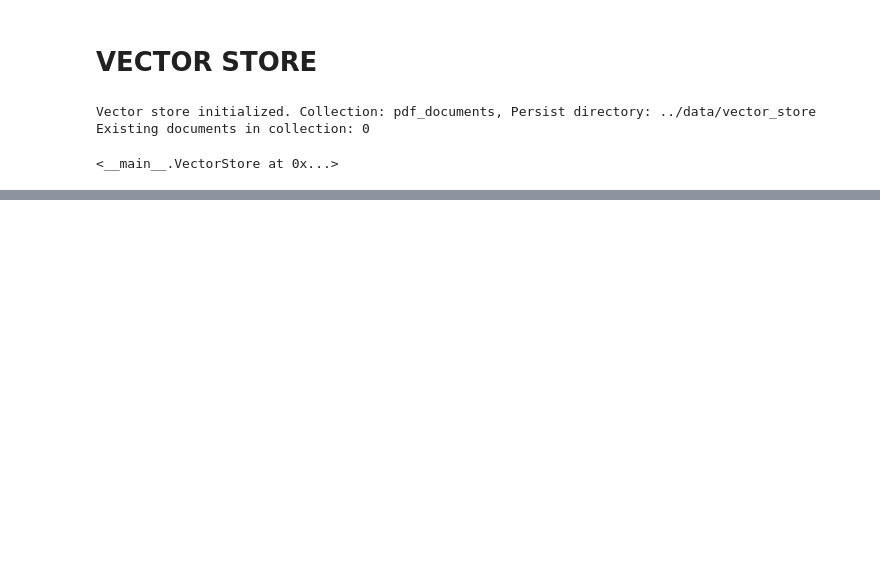
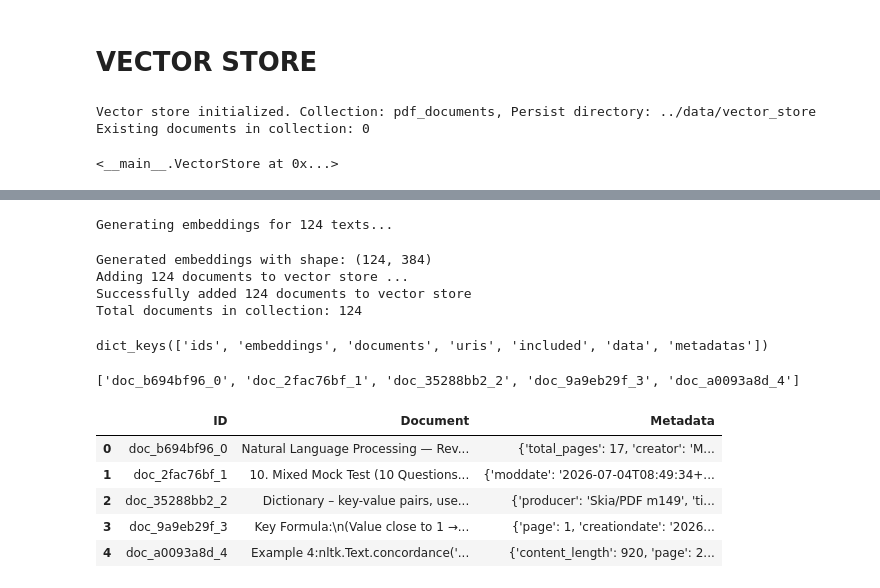
Before and after one commit to sheetalkothari13/RAG, a Jupyter notebook: notebook/pdf_loader.ipynb, the cells around one changed output, grey strips where cells are left out. Drawn from its saved outputs; the diff is of its cells as text; code cells hidden in the pictures; blank space fills up the shorter version.

Commit message:
the vector store creation, retriever pipeline

```diff
--- a/notebook/pdf_loader.ipynb
+++ b/notebook/pdf_loader.ipynb
@@ -264,7 +224,9 @@ class VectorStore():
 
             self.collection = self.client.get_or_create_collection(
                 name = self.collection_name,
-                metadata = {"description": "PDF document embeddings for RAG"})
+                metadata = {"description": "PDF document embeddings for RAG",
+                            "hnsw:space": "cosine",
+                            "embedding_manager": embedding_manager.model_name})
             print(f"Vector store initialized. Collection: {self.collection_name}, Persist directory: {self.persist_directory}")
             print(f"Existing documents in collection: {self.collection.count()}")
 
@@ -286,7 +248,6 @@ class VectorStore():
         for i, (doc, embedding) in enumerate(zip(documents, embeddings)):
             doc_id = f"doc_{uuid.uuid4().hex[:8]}_{i}"
             ids.append(doc_id)
-
             metadata = dict(doc.metadata)
             metadata['doc_index'] = i
             metadata['content_length'] = len(doc.page_content)
@@ -318,0 +349,44 @@ Existing documents in collection: 0
+# %%
+# Convert the text to embeddings
+texts = [doc.page_content for doc in chunks]
+
+# Generate the embeddings
+embeddings = embedding_manager.generate_embeddings(texts)
+
+# Store in the vector database
+vectorstore.add_documents(chunks, embeddings)
+# %% [output]
+Generating embeddings for 124 texts...
+Generated embeddings with shape: (124, 384)
+Adding 124 documents to vector store ...
+Successfully added 124 documents to vector store
+Total documents in collection: 124
+# %%
+data = vectorstore.collection.get()
+
+print(data.keys())
+# %% [output]
+dict_keys(['ids', 'embeddings', 'documents', 'uris', 'included', 'data', 'metadatas'])
+# %%
+print(data["ids"][:5])
+# %% [output]
+['doc_b694bf96_0', 'doc_2fac76bf_1', 'doc_35288bb2_2', 'doc_9a9eb29f_3', 'doc_a0093a8d_4']
+# %%
+import pandas as pd
+
+data = vectorstore.collection.get()
+
+df = pd.DataFrame({
+    "ID": data["ids"],
+    "Document": data["documents"],
+    "Metadata": data["metadatas"]
+})
+
+df.head()
+# %% [output]
+|  | ID | Document | Metadata |
+| 0 | doc_b694bf96_0 | Natural Language Processing — Rev... | {'total_pages': 17, 'creator': 'M... |
+| 1 | doc_2fac76bf_1 | 10. Mixed Mock Test (10 Questions... | {'moddate': '2026-07-04T08:49:34+... |
+| 2 | doc_35288bb2_2 | Dictionary – key-value pairs, use... | {'producer': 'Skia/PDF m149', 'ti... |
+| 3 | doc_9a9eb29f_3 | Key Formula:\n(Value close to 1 →... | {'page': 1, 'creationdate': '2026... |
+| 4 | doc_a0093a8d_4 | Example 4:nltk.Text.concordance('... | {'content_length': 920, 'page': 2... |
```
Also changed, not shown: parts of 16 cells of this notebook, 9 other files.
